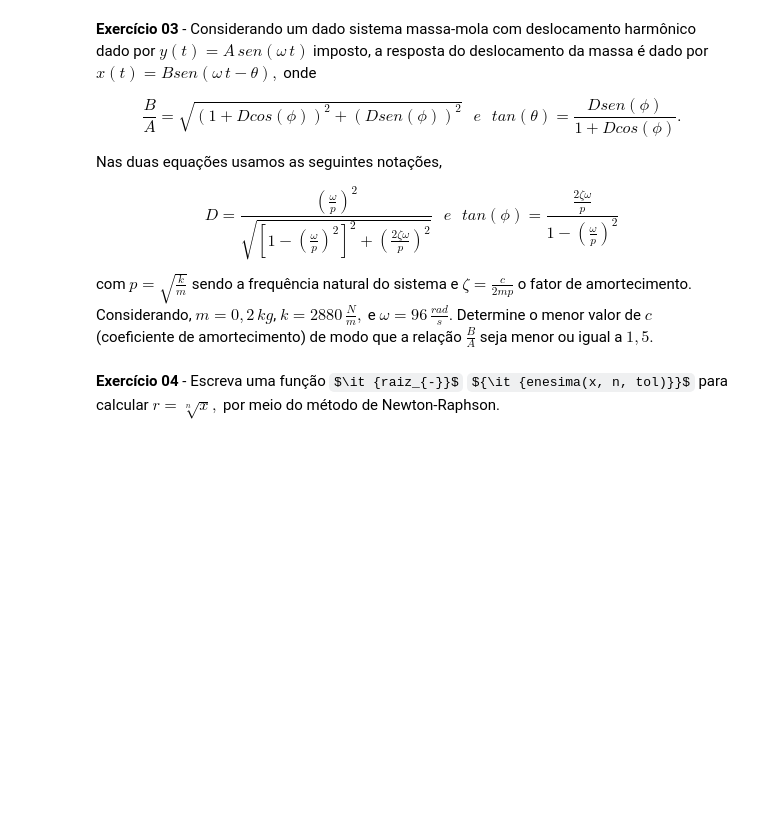
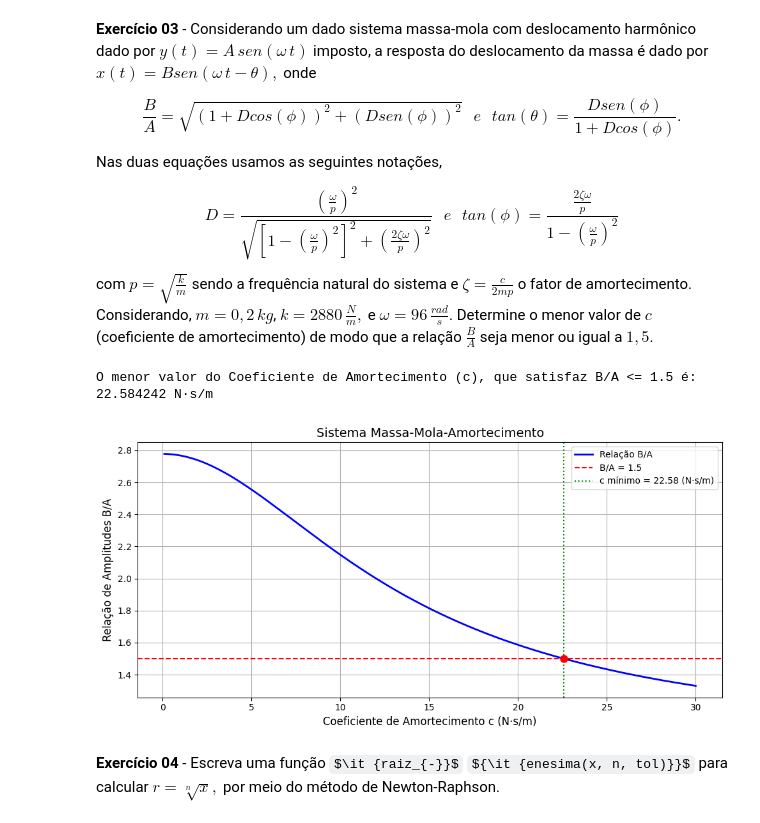
Before and after one commit to DanielMedeiros1/LAB-CN, a Jupyter notebook: Lab_02NOVO.ipynb, the cells around one changed output. Saved outputs shown, nothing was run; the diff lists cells and outputs as text; code cells hidden in the pictures; some formulas as TeX source; blank space fills up the shorter version.

```diff
--- a/Lab_02NOVO.ipynb
+++ b/Lab_02NOVO.ipynb
@@ -377,6 +374,78 @@ D = \frac{\left ( \frac{\omega}{p} \right )^2}{\sqrt{\left [ 1 - \left ( \frac{\
 \end{equation*}
 
 com $p = \sqrt{\frac{k}{m}}$ sendo a frequência natural do sistema e $\zeta = \frac{c}{2mp}$ o fator de amortecimento. Considerando, $m = 0,2\,kg$, $k = 2880\,\frac{N}{m},$ e $\omega = 96\,\frac{rad}{s}$. Determine o menor valor de $c$ (coeficiente de amortecimento) de modo que a relação $\frac{B}{A}$ seja menor ou igual a $1,5$.
+# %%
+import numpy as np
+import matplotlib.pyplot as plt
+
+m = 0.2
+k = 2880
+omega = 96
+BA_questao = 1.5
+
+p = np.sqrt(k / m)
+
+def razao_BA(zeta):
+    r = omega / p
+    D = (r**2) / np.sqrt((1 - r**2)**2 + (2*zeta*r)**2)
+    phi = np.arctan2(2*zeta*r, 1 - r**2)
+    return np.sqrt((1 + D*np.cos(phi))**2 + (D*np.sin(phi))**2)
+
+
+def bisseccao(f, a, b, tol=1e-10, iteracoes=100):
+    if f(a) * f(b) >= 0:
+
+        while f(b) < 0:
+            b *= 2
+        if f(a) * f(b) >= 0:
+            raise ValueError("Não há mudança de sinal no intervalo")
+
+    for _ in range(iteracoes):
+
+        c = (a + b) / 2
+        if abs(f(c)) < tol:
+            return c
+        if f(c) * f(a) < 0:
+            b = c
+        else:
+            a = c
+
+    return (a + b) / 2
+
+
+try:
+
+    def funcao_alvo(zeta):
+        return razao_BA(zeta) - BA_questao
+
+    zeta_final = bisseccao(funcao_alvo, 0.01, 1.0)
+    c_final = 2 * m * p * zeta_final
+
+    print(f"O menor valor do Coeficiente de Amortecimento (c), que satisfaz B/A <= 1.5 é: {c_final:.6f} N·s/m")
+
+
+    valores_de_C = np.linspace(0.1, 30, 300)
+    valores_BA = [razao_BA(c/(2*m*p)) for c in valores_de_C]
+
+    plt.figure(figsize=(10, 5))
+    plt.plot(valores_de_C, valores_BA, color='blue', linewidth=2, label='Relação B/A')
+    plt.axhline(y=BA_questao, color='red', linestyle='--', label=f'B/A = {BA_questao}')
+    plt.axvline(x=c_final, color='green', linestyle=':', label=f'c mínimo = {c_final:.2f} (N·s/m)')
+    plt.plot(c_final, BA_questao, color='red', marker="o", markersize=8)
+
+    plt.title('Sistema Massa-Mola-Amortecimento', fontsize=14)
+    plt.xlabel('Coeficiente de Amortecimento c (N·s/m)', fontsize=12)
+    plt.ylabel('Relação de Amplitudes B/A', fontsize=12)
+    plt.grid(True)
+    plt.legend(fontsize=10)
+    plt.tight_layout()
+    plt.show()
+
+except ValueError as e:
+    print(f"Erro: {str(e)}")
+# %% [output]
+O menor valor do Coeficiente de Amortecimento (c), que satisfaz B/A <= 1.5 é: 22.584242 N·s/m
+[figure, added]
 # %% [markdown]
 **Exercício 04** - Escreva uma função $\it {raiz_{-}}$ ${\it {enesima(x, n, tol)}}$ para calcular $r = \sqrt[n]{x},$ por meio do método de Newton-Raphson.
 # %%
```
Also changed, not shown: parts of 2 cells of this notebook.
